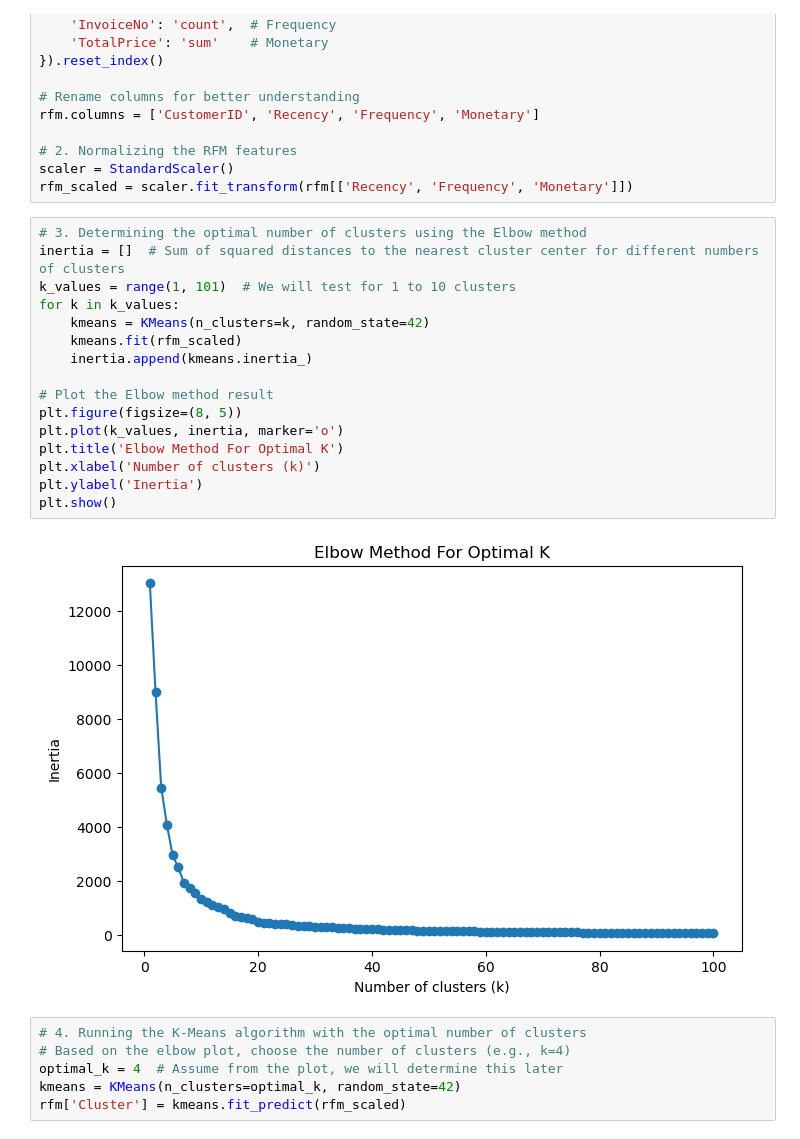
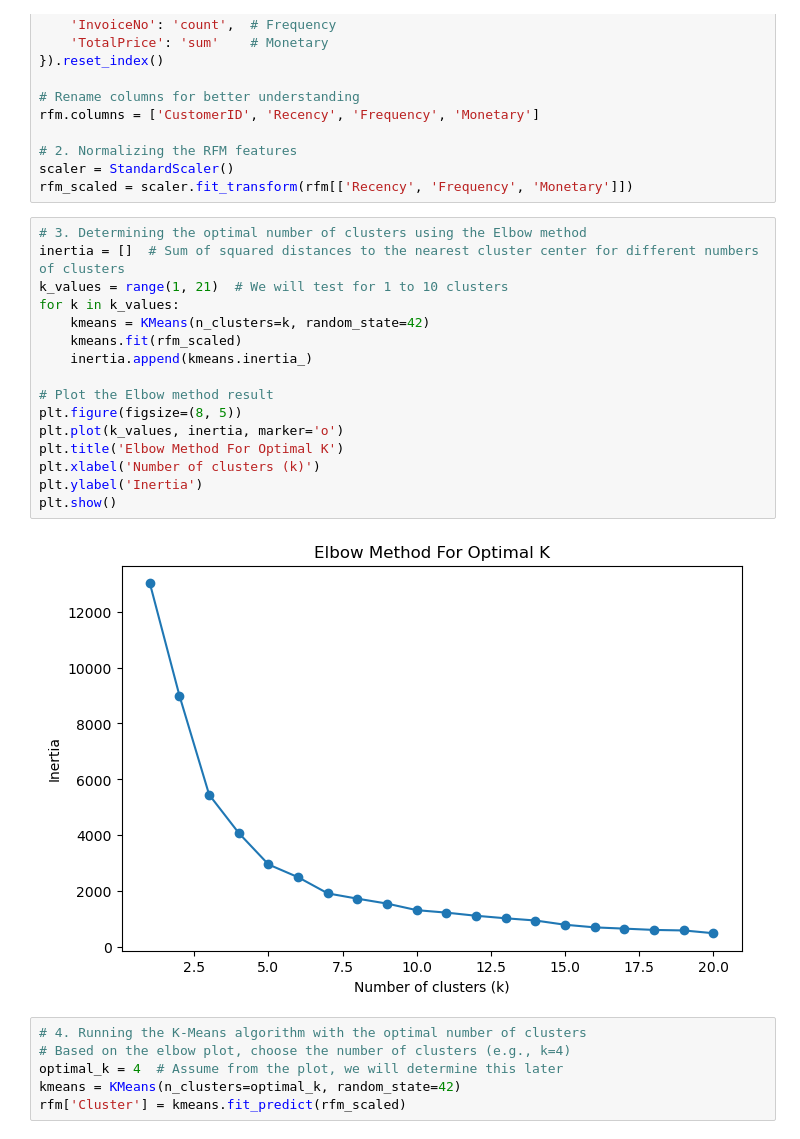
Before and after one commit to salmanizzu/customer-segmentation, a Jupyter notebook: customer-segmentation.ipynb, the cells around one changed output. Cells and saved outputs as stored; diff of their text form.

```diff
--- a/customer-segmentation.ipynb
+++ b/customer-segmentation.ipynb
@@ -216,21 +216,21 @@ rfm_scaled = scaler.fit_transform(rfm[['Recency', 'Frequency', 'Monetary']])
 # %%
 # 3. Determining the optimal number of clusters using the Elbow method
 inertia = []  # Sum of squared distances to the nearest cluster center for different numbers of clusters
-k_values = range(1, 101)  # We will test for 1 to 10 clusters
+k_values = range(1, 21)  # We will test for 1 to 10 clusters
 for k in k_values:
     kmeans = KMeans(n_clusters=k, random_state=42)
     kmeans.fit(rfm_scaled)
     inertia.append(kmeans.inertia_)
 
 # Plot the Elbow method result
 plt.figure(figsize=(8, 5))
 plt.plot(k_values, inertia, marker='o')
 plt.title('Elbow Method For Optimal K')
 plt.xlabel('Number of clusters (k)')
 plt.ylabel('Inertia')
 plt.show()
 # %% [output]
-[figure, old version]
+[figure, new version]
 # %%
 # 4. Running the K-Means algorithm with the optimal number of clusters
 # Based on the elbow plot, choose the number of clusters (e.g., k=4)
```
Also changed, not shown: parts of 1 cell of this notebook, 1 other file.
